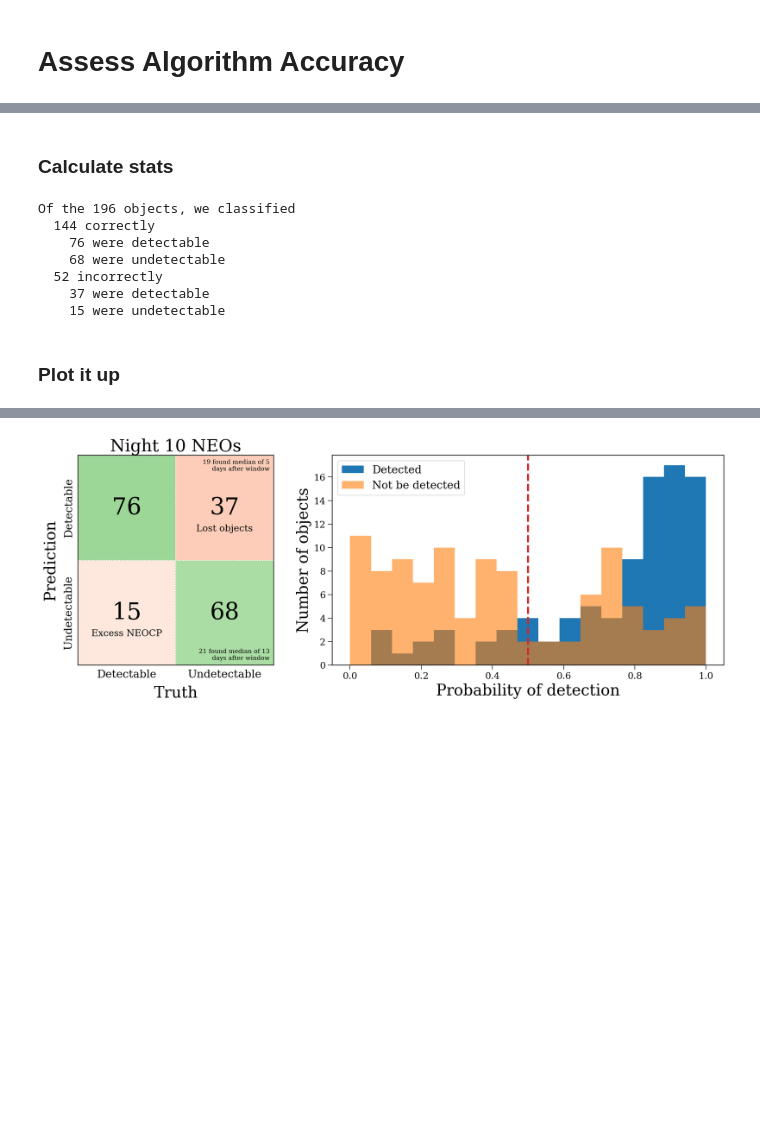
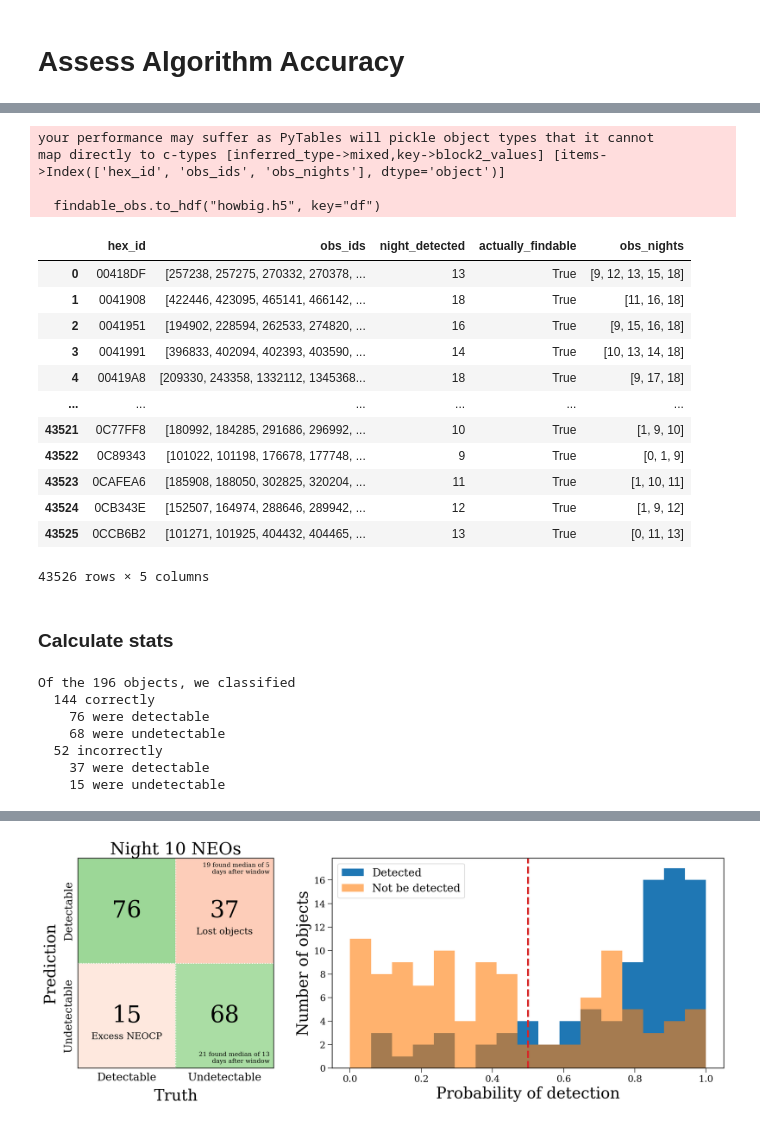
Before and after one commit to dirac-institute/hybrid_sso_catalogue, a Jupyter notebook: lsst_detection_probability/Predict misses.ipynb, the cells around one changed output, grey strips where cells are left out. Drawn from its saved outputs; the diff is of its cells as text; code cells hidden in the pictures; blank space fills up the shorter version.

```diff
--- a/lsst_detection_probability/Predict misses.ipynb
+++ b/lsst_detection_probability/Predict misses.ipynb
@@ -50,0 +51,7 @@ probs = np.load("latest_runs/res_night10_predicted_schedule.npy", allow_pickle=T
+# %%
+def find_last_file(night):
+    file = None
+    for i, f in enumerate(f2n):
+        if night in f:
+            file = i
+    return file
@@ -51,12 +62,10 @@ probs = np.load("latest_runs/res_night10_predicted_schedule.npy", allow_pickle=T
 # %%
-path="../neocp/neo/"
+%%time
+path="../neocp/mba/"
 
 obs_dfs = [pd.read_hdf(path + f"filtered_visit_scores_{i:03d}.h5").sort_values("FieldMJD")[["FieldMJD", "night"]]
-               for i in range(24)]
+               for i in range(find_last_file(night_start + detection_window))]
 all_obs = pd.concat(obs_dfs)
-
-time_mask = all_obs["night"] >= night_start
-all_obs = all_obs[time_mask]
 
 all_obs["obs_id"] = np.arange(len(all_obs))
 all_obs.reset_index(inplace=True)
@@ -74,6 +84,8 @@ Obs file done
 # %%
+%%time
 findable_obs["night_detected"] = np.zeros(len(findable_obs)).astype(int)
 findable_obs["actually_findable"] = np.repeat(True, len(findable_obs))
+findable_obs_nights = [None for i in range(len(findable_obs))]
 
 for ind, row in findable_obs.iterrows():
     obs_nights = np.unique(all_obs.loc[row["obs_ids"]]["night"].values)
@@ -89,3 +101,5 @@ for ind, row in findable_obs.iterrows():
     else:
         findable_obs.loc[ind, "night_detected"] = -1
         findable_obs.loc[ind, "actually_findable"] = False
+    findable_obs_nights[ind] = obs_nights
+findable_obs["obs_nights"] = findable_obs_nights
@@ -92,10 +109,33 @@ for ind, row in findable_obs.iterrows():
+# %%
+findable_obs.to_hdf("howbig.h5", key="df")
+# %% [output]
+your performance may suffer as PyTables will pickle object types that it cannot
+map directly to c-types [inferred_type->mixed,key->block2_values] [items->Index(['hex_id', 'obs_ids', 'obs_nights'], dtype='object')]
+
+  findable_obs.to_hdf("howbig.h5", key="df")
+# %%
+findable_obs
+# %% [output]
+|  | hex_id | obs_ids | night_detected | actually_findable | obs_nights |
+| 0 | 00418DF | [257238, 257275, 270332, 270378, ... | 13 | True | [9, 12, 13, 15, 18] |
+| 1 | 0041908 | [422446, 423095, 465141, 466142, ... | 18 | True | [11, 16, 18] |
+| 2 | 0041951 | [194902, 228594, 262533, 274820, ... | 16 | True | [9, 15, 16, 18] |
+| 3 | 0041991 | [396833, 402094, 402393, 403590, ... | 14 | True | [10, 13, 14, 18] |
+| 4 | 00419A8 | [209330, 243358, 1332112, 1345368... | 18 | True | [9, 17, 18] |
+| ... | ... | ... | ... | ... | ... |
+| 43521 | 0C77FF8 | [180992, 184285, 291686, 296992, ... | 10 | True | [1, 9, 10] |
+| 43522 | 0C89343 | [101022, 101198, 176678, 177748, ... | 9 | True | [0, 1, 9] |
+| 43523 | 0CAFEA6 | [185908, 188050, 302825, 320204, ... | 11 | True | [1, 10, 11] |
+| 43524 | 0CB343E | [152507, 164974, 288646, 289942, ... | 12 | True | [1, 9, 12] |
+| 43525 | 0CCB6B2 | [101271, 101925, 404432, 404465, ... | 13 | True | [0, 11, 13] |
+43526 rows × 5 columns
 # %%
 findable_in_window = findable_obs[np.logical_and(findable_obs["night_detected"] < 25, findable_obs["actually_findable"])]
 findable_after_window = findable_obs[np.logical_and(findable_obs["night_detected"] >= 25, findable_obs["actually_findable"])]
 will_be_detected = np.isin(unique_objs, findable_in_window["hex_id"].values)
 will_be_detected_later = np.isin(unique_objs, findable_after_window["hex_id"].values)
-# %% [markdown]
-### Calculate stats
+# %% [markdown]
+### Calculate stats
 # %%
 threshold = 0.5
 correct_detectable = len(probs[np.logical_and(probs >= threshold, will_be_detected)])
@@ -126,5 +166,3 @@ Of the 196 objects, we classified
   52 incorrectly
     37 were detectable
     15 were undetectable
-# %% [markdown]
-### Plot it up
```
Also changed, not shown: parts of 27 cells of this notebook, 2 other files.
